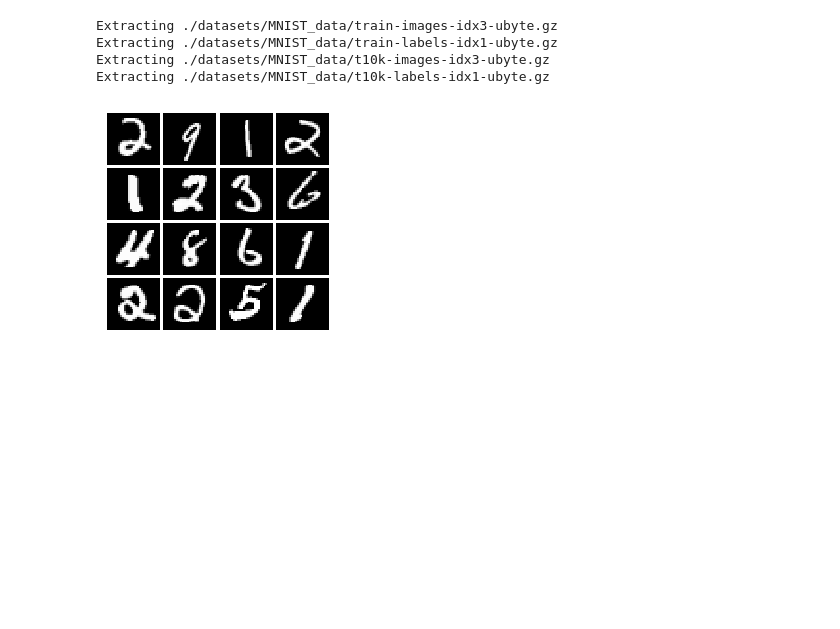
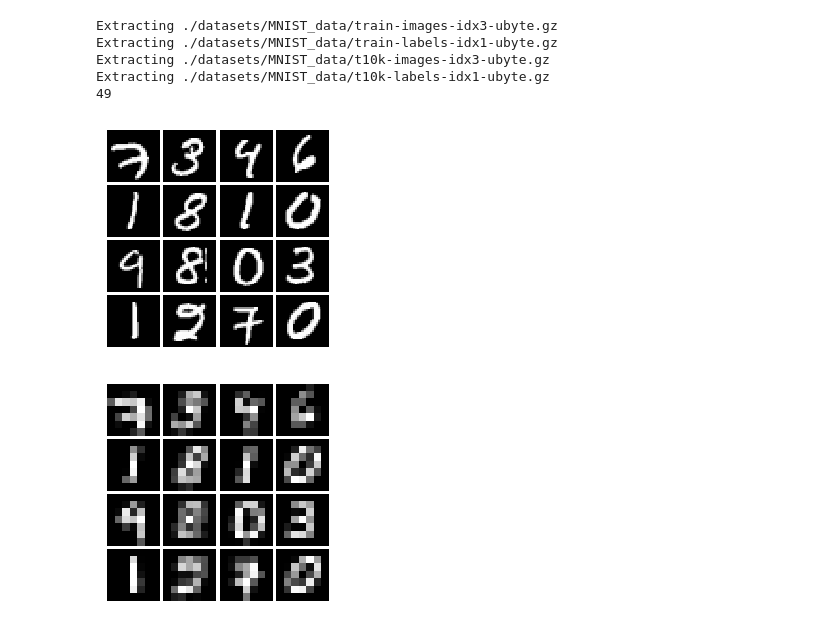
Before and after one commit to afcarl/randomfun, a Jupyter notebook: MNIST/DigitTransform.ipynb, the cells around one changed output. Drawn from its saved outputs; the diff is of its cells as text; code cells hidden in the pictures; blank space fills up the shorter version.

```diff
--- a/MNIST/DigitTransform.ipynb
+++ b/MNIST/DigitTransform.ipynb
@@ -34,19 +52,44 @@ def show_images(images):
-# %%
-from tensorflow.examples.tutorials.mnist import input_data
-mnist = input_data.read_data_sets('./datasets/MNIST_data', one_hot=False)
-X_train = mnist.train.images
-y_train = mnist.train.labels
-X_test = mnist.test.images
-y_test = mnist.test.labels
-
-# show a batch
-show_images(mnist.train.next_batch(16)[0])
-# %% [output]
-Extracting ./datasets/MNIST_data/train-images-idx3-ubyte.gz
-Extracting ./datasets/MNIST_data/train-labels-idx1-ubyte.gz
-Extracting ./datasets/MNIST_data/t10k-images-idx3-ubyte.gz
-Extracting ./datasets/MNIST_data/t10k-labels-idx1-ubyte.gz
-[figure, removed]
+# %%
+def pool(X, pool_size=4, pool_type="max"):
+    # stride == pool_size and pool_size should divide L
+    stride = pool_size
+    N, D = np.shape(X)
+    L = int(np.ceil(np.sqrt(D)))
+    X_imgs = X.reshape(N, L, L)
+    L1 = int(L/pool_size)
+    X1 = np.zeros((N, L1, L1))
+    for i in range(L1):
+        for j in range(L1):
+            if pool_type == "max":
+                X1[:,i,j] = np.max(X_imgs[:,i*stride:i*stride+pool_size, j*stride:j*stride+pool_size], axis=(1,2))
+            elif pool_type == "avg":
+                X1[:,i,j] = np.mean(X_imgs[:,i*stride:i*stride+pool_size, j*stride:j*stride+pool_size], axis=(1,2))
+            elif pool_type == "median":
+                X1[:,i,j] = np.median(X_imgs[:,i*stride:i*stride+pool_size, j*stride:j*stride+pool_size], axis=(1,2))
+    return np.reshape(X1, (N,-1))
+
+from tensorflow.examples.tutorials.mnist import input_data
+mnist = input_data.read_data_sets('./datasets/MNIST_data', one_hot=False)
+X_train = pool(mnist.train.images, 4, "avg")
+y_train = mnist.train.labels
+X_test = pool(mnist.test.images, 4, "avg")
+y_test = mnist.test.labels
+
+N, D = np.shape(X_train)
+
+print(D)
+
+# show a batch
+show_images(mnist.train.images[0:16])
+show_images(X_train[0:16])
+# %% [output]
+Extracting ./datasets/MNIST_data/train-images-idx3-ubyte.gz
+Extracting ./datasets/MNIST_data/train-labels-idx1-ubyte.gz
+Extracting ./datasets/MNIST_data/t10k-images-idx3-ubyte.gz
+Extracting ./datasets/MNIST_data/t10k-labels-idx1-ubyte.gz
+49
+[figure, added]
+[figure, added]
 # %%
 # clear old variables
 tf.reset_default_graph()
```
Also changed, not shown: parts of 11 cells of this notebook.
